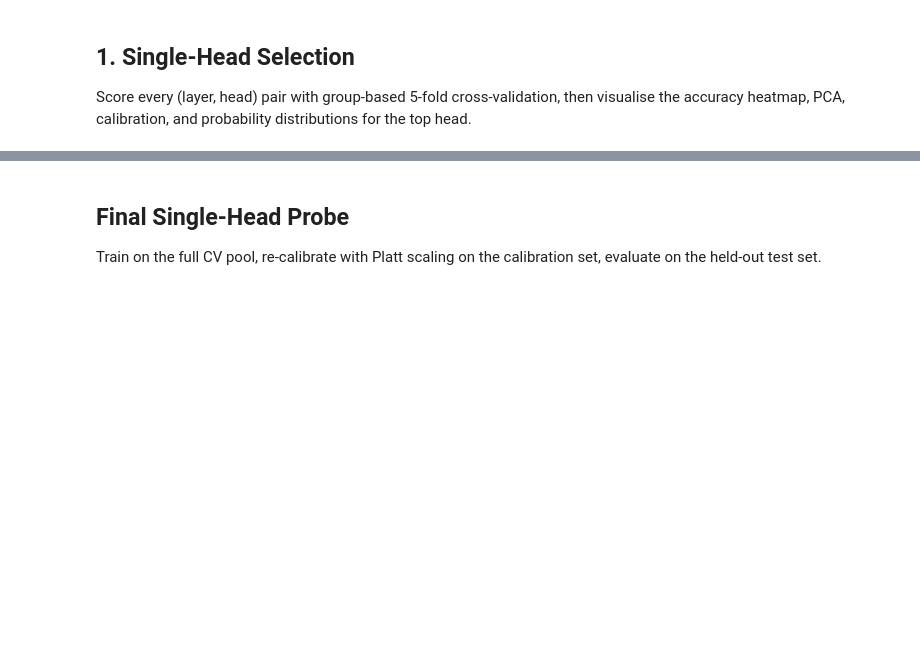
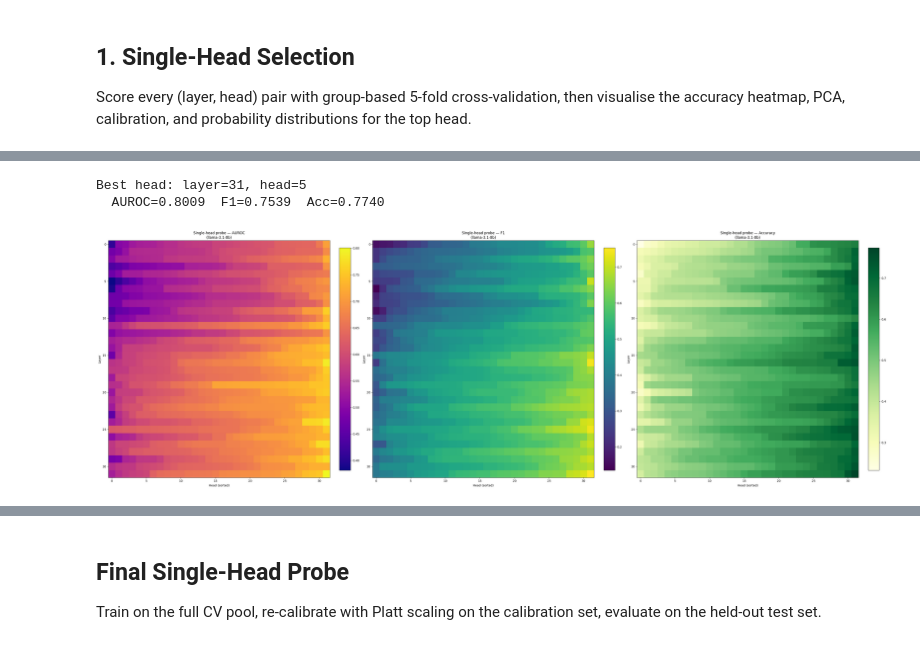
Before and after one commit to kevinqnb/scholarlm, a Jupyter notebook: analysis/probe_analysis.ipynb, the cells around one changed output, grey strips where cells are left out. Saved outputs shown, nothing was run; the diff lists cells and outputs as text; code cells hidden in the pictures; blank space fills up the shorter version.

Commit message:
probe analysis

```diff
--- a/analysis/probe_analysis.ipynb
+++ b/analysis/probe_analysis.ipynb
@@ -25,7 +25,7 @@ sys.path.insert(0, str(REPO_ROOT / 'src'))
 sys.path.insert(0, str(REPO_ROOT / 'experiments'))
 sys.path.insert(0, str(REPO_ROOT))
 # %%
-DATASET          = 'nfix_ten'
+DATASET          = 'pond_ten'
 EXTRACTION_MODEL = 'gemma-3-27b'
 EXTRACTION_DATE  = '2026_04_14'
 JUDGE_MODEL      = 'llama-3.1-8b'
@@ -90,7 +92,7 @@ else:
 
 
 cache_path = paths.extraction(DATASET, EXTRACTION_MODEL, EXTRACTION_DATE) / 'match_cache.pkl'
-cache_path = None
+#cache_path = None
 
 matching, _edges, _weights = cached_match(
     extraction_df, ground_truth_df,
@@ -120,6 +122,9 @@ _page_nums = records_with_act['page_number'].apply(
     lambda v: v[0] if isinstance(v, list) and v else 0
 ).values
 page_groups = np.array([f'{t}__p{p}' for t, p in zip(titles, _page_nums)])
+page_groups = np.array([p + '_' + str(i) for i,p in enumerate(page_groups)])
+
+page_groups = np.array(titles)
 
 # Labels = judgement_combined OR matching_status (union)
 jlabels = records_with_act['judgement_combined'].values.astype(bool)
@@ -143,7 +148,7 @@ n=1783  positive rate=23.61%
 # test_idx → strictly held-out final evaluation
 
 cv_idx, cal_idx, test_idx = grouped_holdout_split(
-    page_groups, train_frac=0.70, cal_frac=0.15, random_state=42
+    page_groups, train_frac=0.60, cal_frac=0.20, random_state=42
 )
 labels_cv      = labels[cv_idx]
 page_groups_cv = page_groups[cv_idx]
@@ -183,0 +167,20 @@ Raw judge model performance (against union labels):
+# %%
+judge_preds = records_with_act[f'judgement_{JUDGE_MODEL}'].astype(bool).values
+
+tp = int(( judge_preds[test_idx] &  labels[test_idx]).sum())
+tn = int((~judge_preds[test_idx] & ~labels[test_idx]).sum())
+fp = int(( judge_preds[test_idx] & ~labels[test_idx]).sum())
+fn = int((~judge_preds[test_idx] &  labels[test_idx]).sum())
+n  = len(labels[test_idx])
+
+acc  = (tp + tn) / n
+prec = tp / (tp + fp) if (tp + fp) > 0 else float('nan')
+rec  = tp / (tp + fn) if (tp + fn) > 0 else float('nan')
+f1   = 2 * prec * rec / (prec + rec) if (prec + rec) > 0 else float('nan')
+
+print('Raw judge model performance (against union labels):')
+print(f'  Accuracy:  {acc:.4f}')
+print(f'  Precision: {prec:.4f}')
+print(f'  Recall:    {rec:.4f}')
+print(f'  F1:        {f1:.4f}')
+print(f'  TP={tp}  TN={tn}  FP={fp}  FN={fn}')
@@ -311,20 +316,32 @@ print(f'  AUROC={head_scores_auroc[best_l, best_h]:.4f}  '
+# %%
+# Select best head
+head_scores = head_scores_acc
+best_l, best_h = np.unravel_index(head_scores.argmax(), head_scores.shape)
+print(f'Best head: layer={best_l}, head={best_h}')
+print(f'  AUROC={head_scores_auroc[best_l, best_h]:.4f}  '
+      f'F1={head_scores_f1[best_l, best_h]:.4f}  '
+      f'Acc={head_scores_acc[best_l, best_h]:.4f}')
+# %% [output]
+Best head: layer=31, head=5
+  AUROC=0.8009  F1=0.7539  Acc=0.7740
 # %%
 fig, axes = plt.subplots(1, 3, figsize=(max(18, n_heads * 1.15), max(4, n_layers * 0.38)))
 
 for ax, score_mat, title, cmap in [
     (axes[0], head_scores_auroc, 'AUROC',    'plasma'),
     (axes[1], head_scores_f1,    'F1',       'viridis'),
     (axes[2], head_scores_acc,   'Accuracy', 'YlGn'),
 ]:
     im = ax.imshow(np.sort(score_mat, axis=1), cmap=cmap, aspect='auto')
     ax.set_xlabel('Head (sorted)')
     ax.set_ylabel('Layer')
     ax.set_title(f'Single-head probe — {title}\n({JUDGE_MODEL})')
     fig.colorbar(im, ax=ax, fraction=0.046, pad=0.04)
 
 fig.tight_layout()
-fig.savefig(FIGURES_DIR / 'probe_single_head_heatmaps.pdf', bbox_inches='tight')
-fig
+#fig.savefig(FIGURES_DIR / 'probe_single_head_heatmaps.pdf', bbox_inches='tight')
+# %% [output]
+[figure, added]
 # %%
 X_best = head_datasets[(best_l, best_h)][cv_idx]
 pca = PCA(n_components=2)
```
Also changed, not shown: parts of 16 cells of this notebook, 1 other file.
